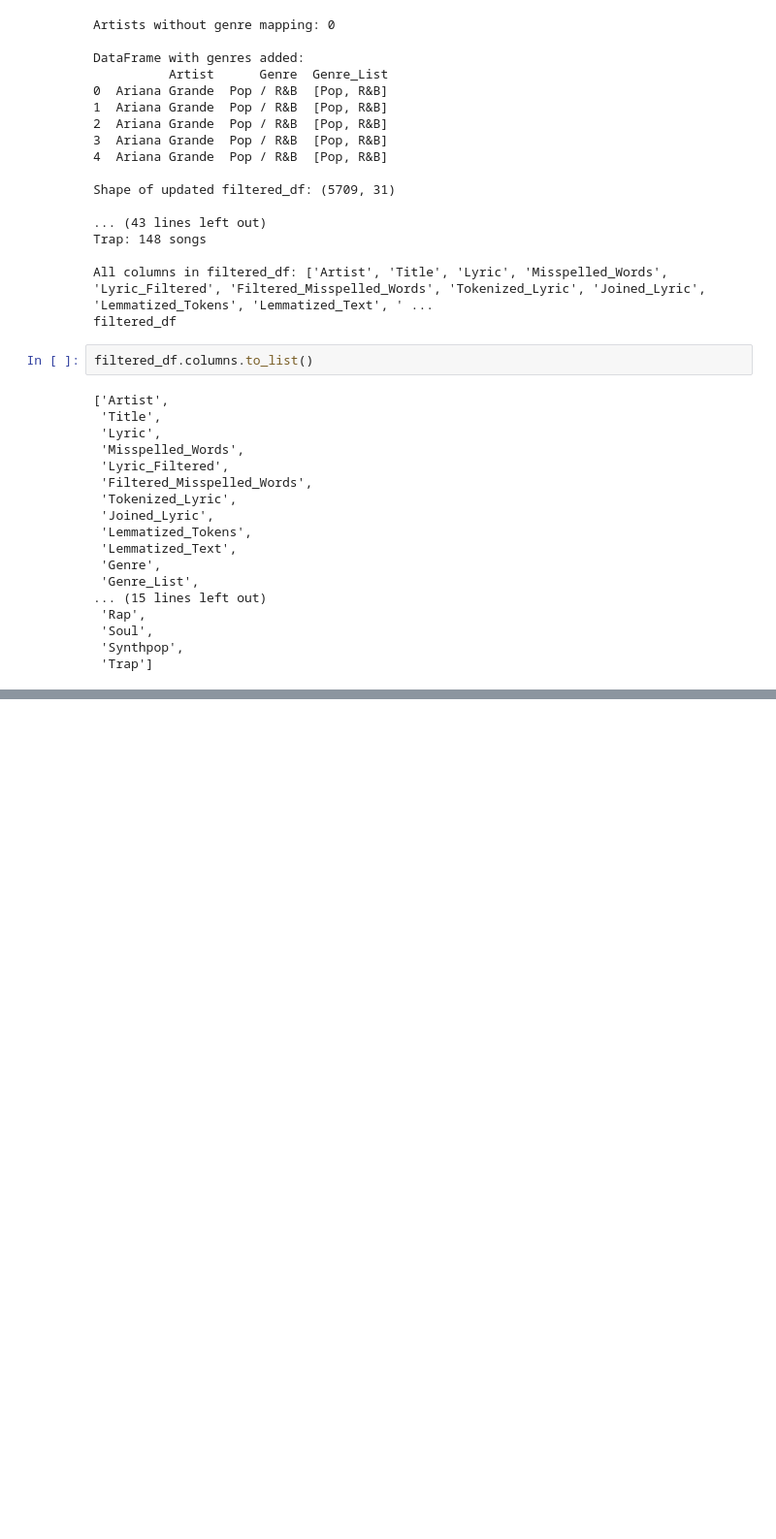
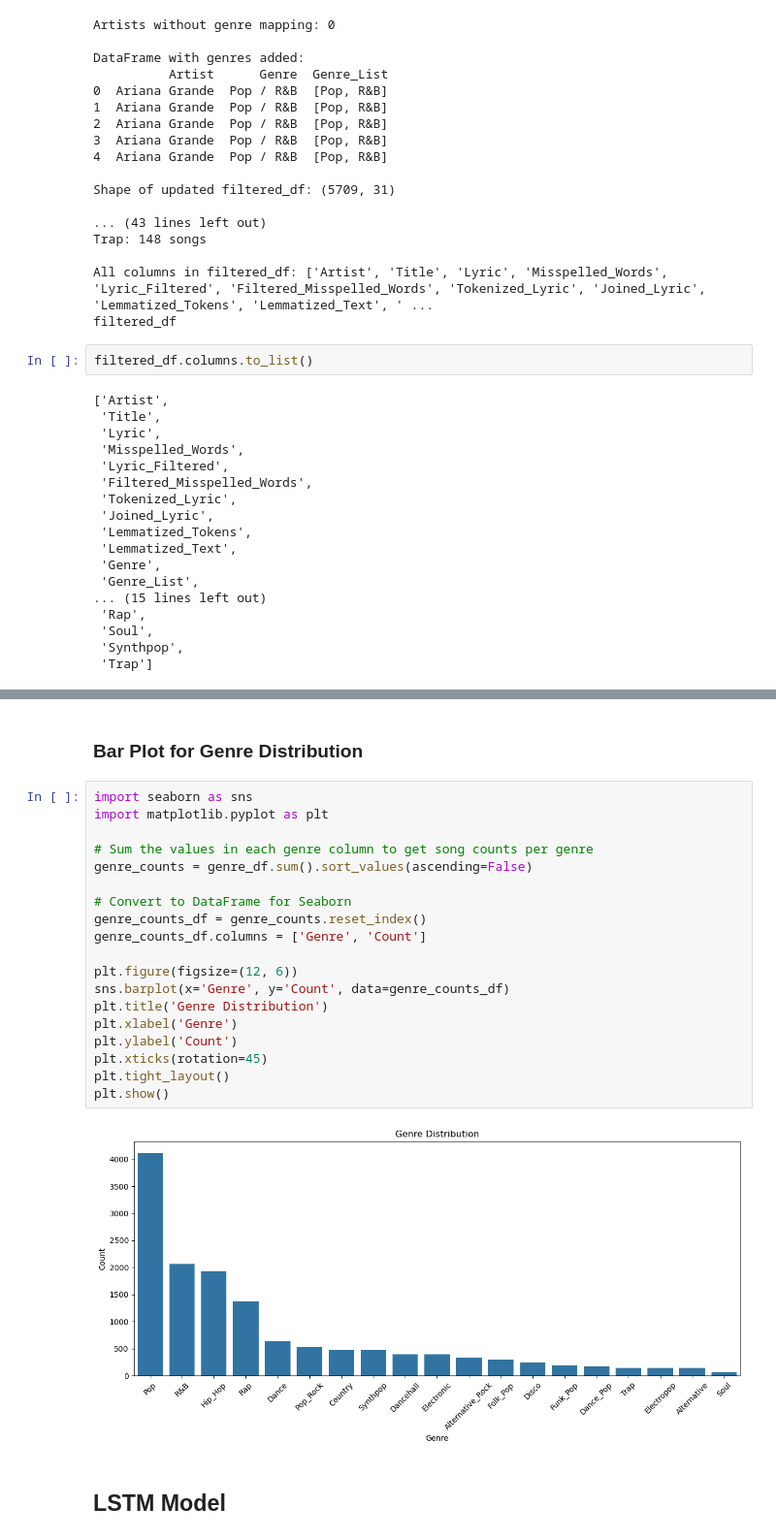
Before and after one commit to sushmitamalakar10/Lyrics_Generator_ML, a Jupyter notebook: Lyrics_Generator.ipynb, the cells around one changed output, grey strips where cells are left out. Shown at 97% size. Cells and saved outputs as stored; diff of their text form; blank space fills up the shorter version.

```diff
--- a/Lyrics_Generator.ipynb
+++ b/Lyrics_Generator.ipynb
@@ -1178,0 +1682,25 @@ filtered_df.columns.to_list()
+# %% [markdown]
+### Bar Plot for Genre Distribution
+# %%
+import seaborn as sns
+import matplotlib.pyplot as plt
+
+# Sum the values in each genre column to get song counts per genre
+genre_counts = genre_df.sum().sort_values(ascending=False)
+
+# Convert to DataFrame for Seaborn
+genre_counts_df = genre_counts.reset_index()
+genre_counts_df.columns = ['Genre', 'Count']
+
+plt.figure(figsize=(12, 6))
+sns.barplot(x='Genre', y='Count', data=genre_counts_df)
+plt.title('Genre Distribution')
+plt.xlabel('Genre')
+plt.ylabel('Count')
+plt.xticks(rotation=45)
+plt.tight_layout()
+plt.show()
+# %% [output]
+[figure, added]
+# %% [markdown]
+## LSTM Model
```
Also changed, not shown: parts of 32 cells of this notebook.
